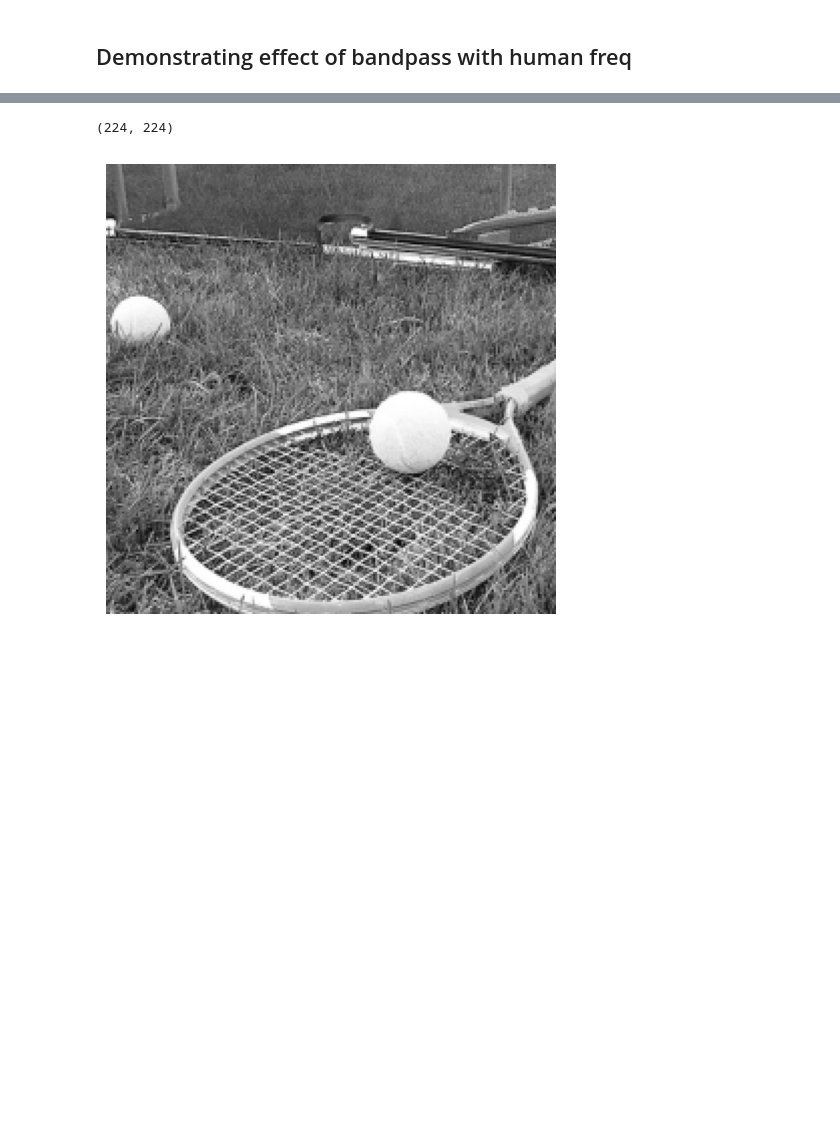
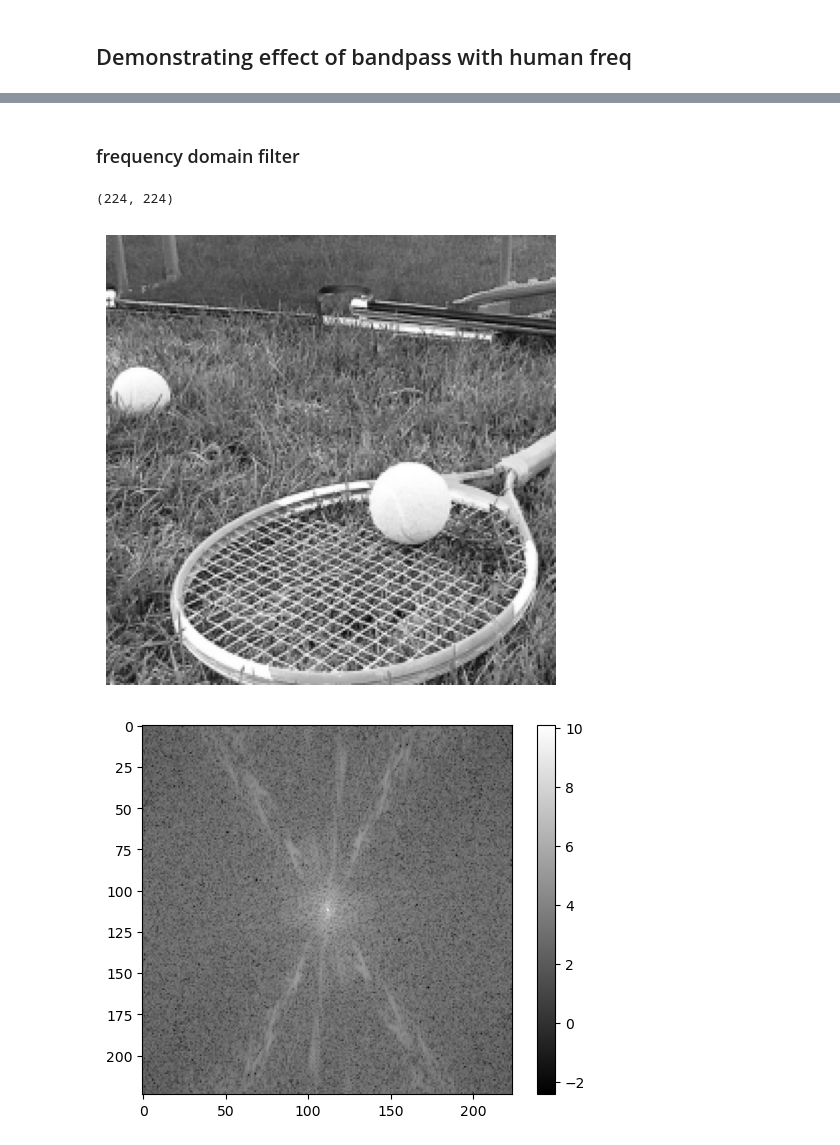
Before and after one commit to shaox192/human-vis-freq-align, a Jupyter notebook: filter_layer_demo.ipynb, the cells around one changed output, grey strips where cells are left out. Drawn from its saved outputs; the diff is of its cells as text; code cells hidden in the pictures; blank space fills up the shorter version.

```diff
--- a/filter_layer_demo.ipynb
+++ b/filter_layer_demo.ipynb
@@ -10,10 +17,16 @@ import filter
+# %% [markdown]
+### frequency domain filter
 # %%
-toy_img = utils.read_image('data/demo.JPEG', gray=True, to_float=True)
+toy_img = utils.read_image('data/demo.JPEG', gray=True, to_float=True, imagenet_transform=True)
 print(toy_img.shape)
 plot_utils.im_show(toy_img)
+
+img_spectrum = filter.get_image_freq(toy_img)
+plot_utils.plot_spectrum(img_spectrum)
 # %% [output]
 (224, 224)
 [figure]
+[figure, added]
 # %%
 butterworth_lower = filter.butterworth_filter(toy_img.shape, cutoff=50, order = 4)
 plot_utils.plot_freq_amplitude(butterworth_lower)
```
Also changed, not shown: parts of 10 cells of this notebook.
